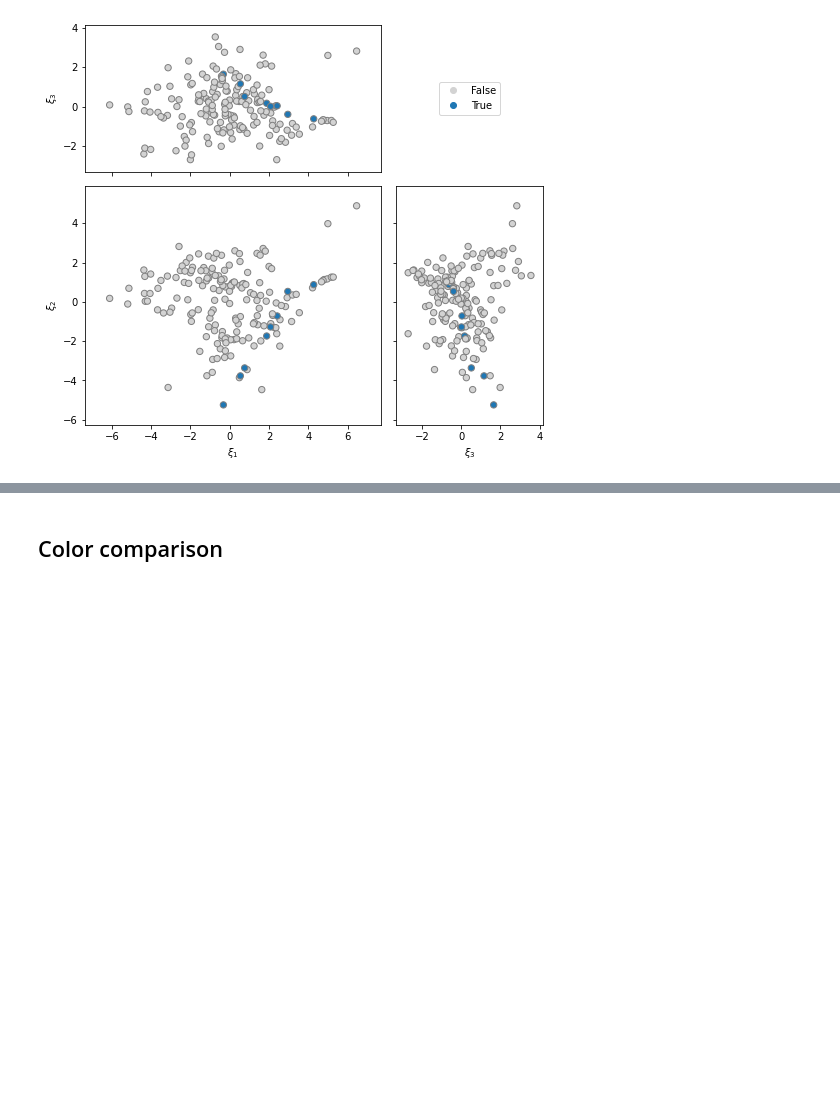
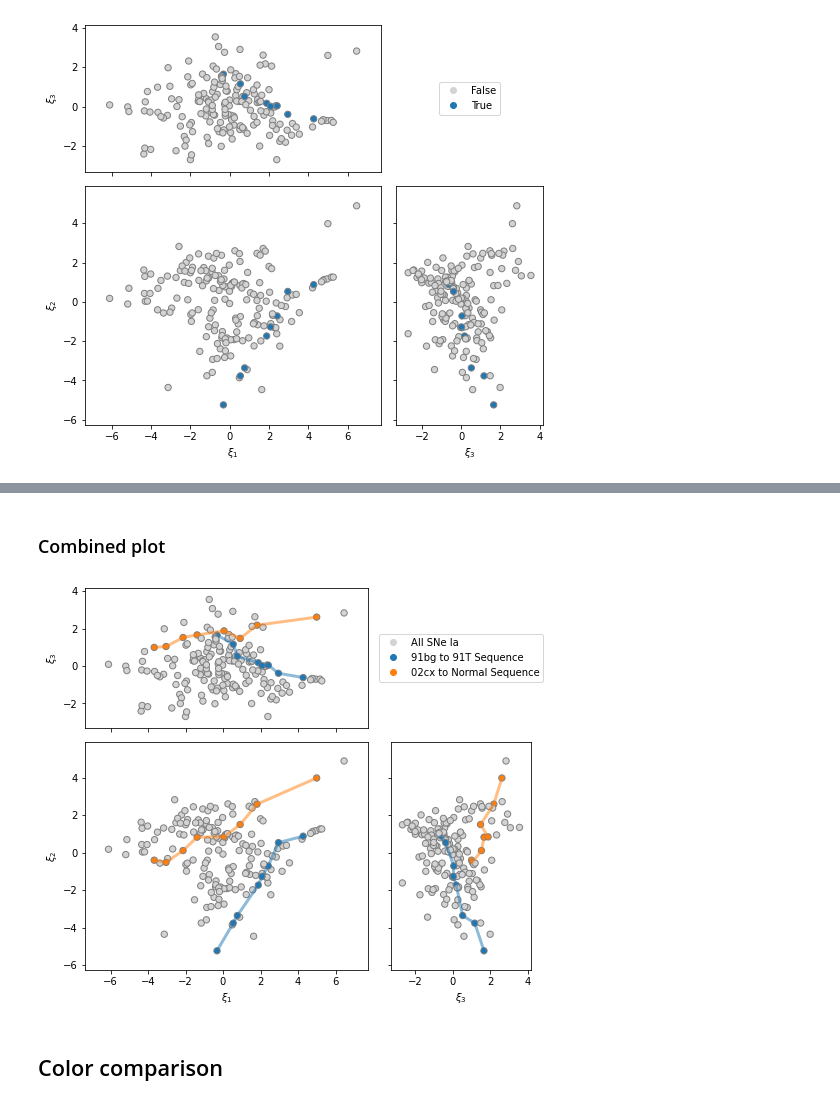
Before and after one commit to snfactory/twins_embedding, a Jupyter notebook: embedding_generation_plots.ipynb, the cells around one changed output, grey strips where cells are left out. Cells and saved outputs as stored; diff of their text form; code cells hidden in the pictures; blank space fills up the shorter version.

```diff
--- a/embedding_generation_plots.ipynb
+++ b/embedding_generation_plots.ipynb
@@ -1280,3 +1283,31 @@ with a.latex_open('sequence_peculiars_cx.tex') as f:
+# %% [markdown]
+### Combined plot
+# %%
+label_colors = {
+    'All SNe Ia': 'lightgray',
+    '91bg to 91T Sequence': 'C0',
+    '02cx to Normal Sequence': 'C1',
+}
+labels = np.array(['All SNe Ia'] * len(a.targets), dtype='U30')
+for loc in locs_02cx:
+    labels[loc] = '02cx to Normal Sequence'
+for loc in locs_91bg_91t:
+    labels[loc] = '91bg to 91T Sequence'
+
+ax12, ax13, ax32 = a.scatter_combined(labels, a.uncertainty_mask, discrete_color_map=label_colors, s=40)
+
+def plot_sequence(locs, **kwargs):
+    coord = a.embedding[locs]
+    ax12.plot(coord[:, 0], coord[:, 1], **kwargs)
+    ax13.plot(coord[:, 0], coord[:, 2], **kwargs)
+    ax32.plot(coord[:, 2], coord[:, 1], **kwargs)
+
+plot_sequence(locs_91bg_91t, label='Sequence in Figure 15', c='C0', alpha=0.5, lw=3)
+plot_sequence(locs_02cx, label='Sequence in Figure 14', c='C1', alpha=0.5, lw=3)
+
+a.savefig('sequence_locations.pdf')
+# %% [output]
+[figure, added]
 # %% [markdown]
 ## Color comparison
 # %%
```
Also changed, not shown: parts of 11 cells of this notebook, 1 other file.
